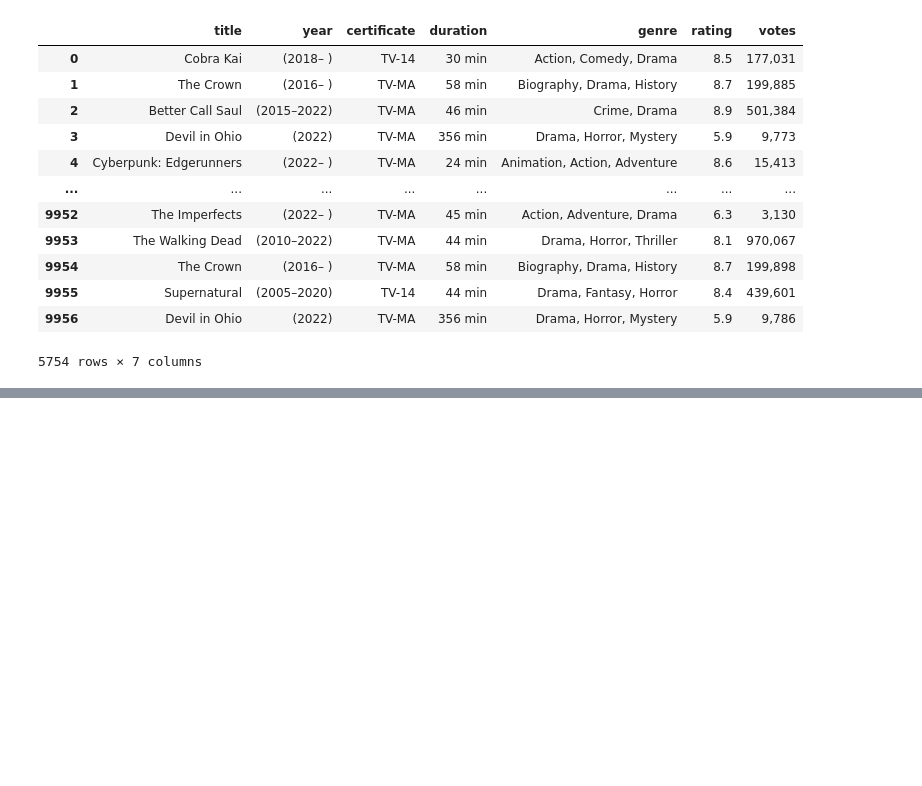
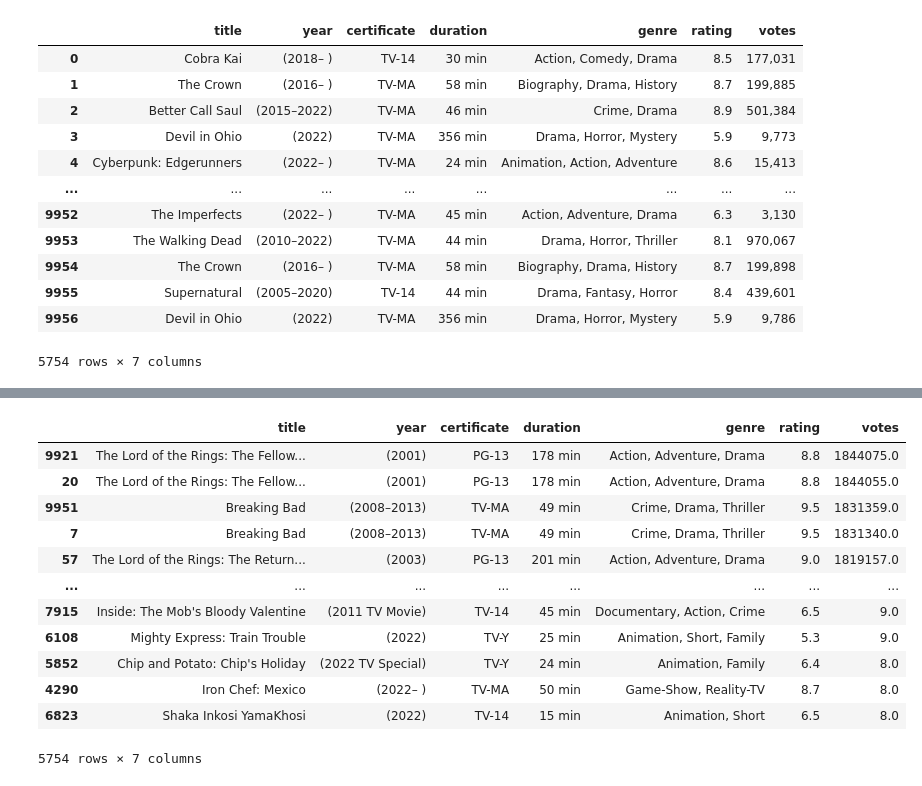
Before and after one commit to andrewnomai/Final_Project, a Jupyter notebook: netflix_movies_data_cleaning.ipynb, the cells around one changed output, grey strips where cells are left out. Saved outputs shown, nothing was run; the diff lists cells and outputs as text; code cells hidden in the pictures; blank space fills up the shorter version.

```diff
--- a/netflix_movies_data_cleaning.ipynb
+++ b/netflix_movies_data_cleaning.ipynb
@@ -111,0 +115,3 @@ netflix_1Data
+# %%
+voted_movies = netflix_1Data.copy()
+voted_movies.head()
@@ -111,0 +142,5 @@ netflix_1Data
+# %%
+# replacing commas in string and converting to float values for easy computation
+voted_movies['votes'] = voted_movies['votes'].apply(lambda x : x.replace(',',''))
+voted_movies['votes'] = voted_movies['votes'].apply(lambda x : float(x))
+netflix_1Data['votes'] = voted_movies['votes']
@@ -111,0 +170,18 @@ netflix_1Data
+# %%
+voted_movies = voted_movies.sort_values('votes', ascending=False)
+
+voted_movies
+# %% [output]
+|  | title | year | certificate | duration | genre | rating | votes |
+| 9921 | The Lord of the Rings: The Fellow... | (2001) | PG-13 | 178 min | Action, Adventure, Drama | 8.8 | 1844075.0 |
+| 20 | The Lord of the Rings: The Fellow... | (2001) | PG-13 | 178 min | Action, Adventure, Drama | 8.8 | 1844055.0 |
+| 9951 | Breaking Bad | (2008–2013) | TV-MA | 49 min | Crime, Drama, Thriller | 9.5 | 1831359.0 |
+| 7 | Breaking Bad | (2008–2013) | TV-MA | 49 min | Crime, Drama, Thriller | 9.5 | 1831340.0 |
+| 57 | The Lord of the Rings: The Return... | (2003) | PG-13 | 201 min | Action, Adventure, Drama | 9.0 | 1819157.0 |
+| ... | ... | ... | ... | ... | ... | ... | ... |
+| 7915 | Inside: The Mob's Bloody Valentine | (2011 TV Movie) | TV-14 | 45 min | Documentary, Action, Crime | 6.5 | 9.0 |
+| 6108 | Mighty Express: Train Trouble | (2022) | TV-Y | 25 min | Animation, Short, Family | 5.3 | 9.0 |
+| 5852 | Chip and Potato: Chip's Holiday | (2022 TV Special) | TV-Y | 24 min | Animation, Family | 6.4 | 8.0 |
+| 4290 | Iron Chef: Mexico | (2022– ) | TV-MA | 50 min | Game-Show, Reality-TV | 8.7 | 8.0 |
+| 6823 | Shaka Inkosi YamaKhosi | (2022) | TV-14 | 15 min | Animation, Short | 6.5 | 8.0 |
+5754 rows × 7 columns
```
Also changed, not shown: parts of 6 cells of this notebook.
